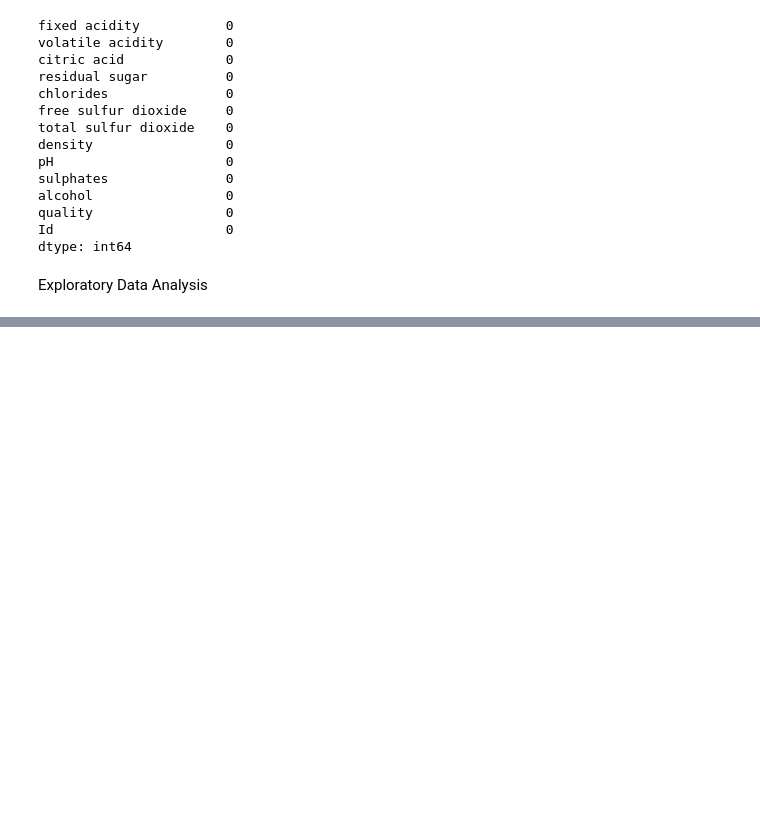
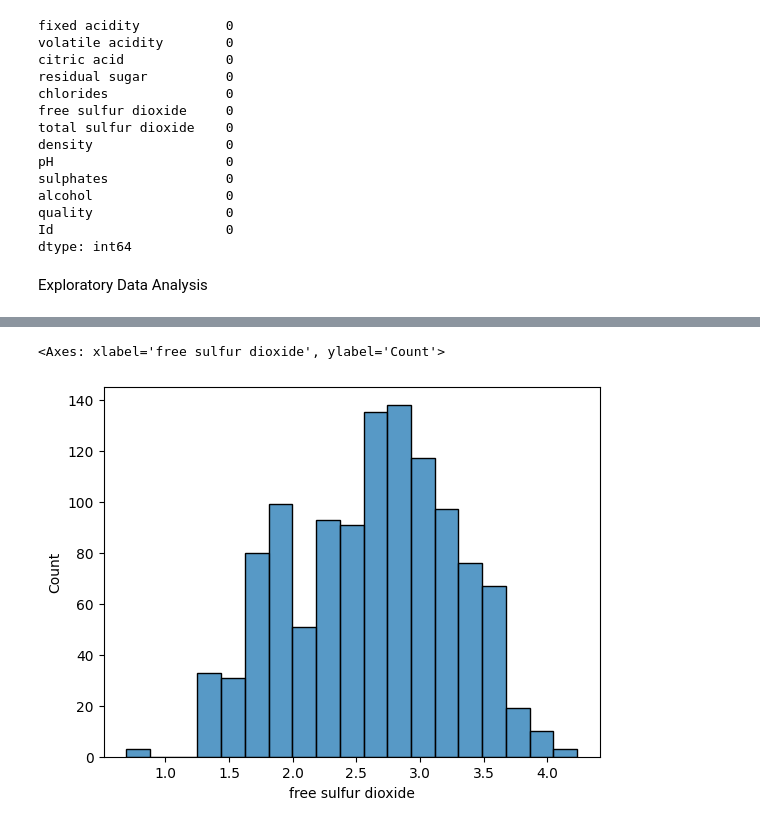
Before and after one commit to diyapratheep/wine-quality-prediction, a Jupyter notebook: Wine Quality Prediction.ipynb, the cells around one changed output, grey strips where cells are left out. Saved outputs shown, nothing was run; the diff lists cells and outputs as text; code cells hidden in the pictures; blank space fills up the shorter version.

```diff
--- a/Wine Quality Prediction.ipynb
+++ b/Wine Quality Prediction.ipynb
@@ -80,0 +107,8 @@ Exploratory Data Analysis
+# %%
+# log transformation
+df['free sulfur dioxide'] = np.log(1 + df['free sulfur dioxide'])
+
+sns.histplot(df['free sulfur dioxide'])
+# %% [output]
+<Axes: xlabel='free sulfur dioxide', ylabel='Count'>
+[figure, added]
```
Also changed, not shown: parts of 16 cells of this notebook.
